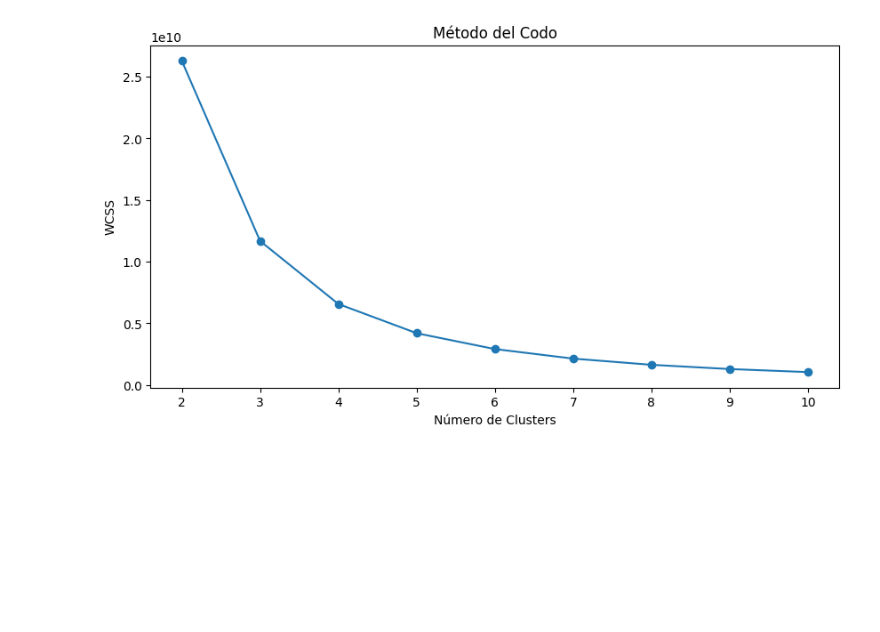
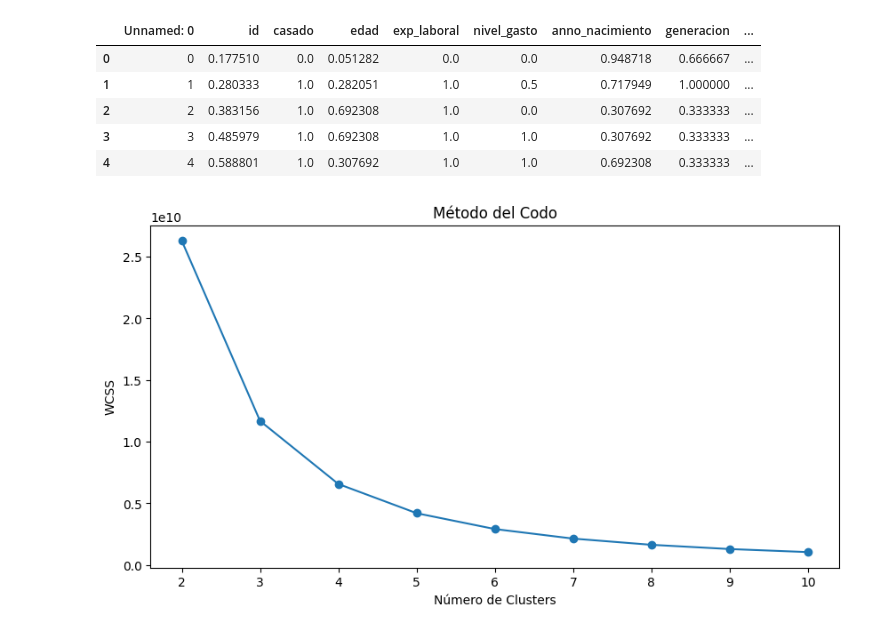
Before and after one commit to MiguelGG03/AprendizajeAutomatico_Caso5, a Jupyter notebook: nueva_prueba_2.ipynb, the cells around one changed output. Saved outputs shown, nothing was run; the diff lists cells and outputs as text; code cells hidden in the pictures; blank space fills up the shorter version.

```diff
--- a/nueva_prueba_2.ipynb
+++ b/nueva_prueba_2.ipynb
@@ -11,6 +11,15 @@ import seaborn as sns
 # 1. Cargar los datos
 ruta_al_archivo = 'datos.csv'  # Modificar según la ubicación del archivo
 data = pd.read_csv(ruta_al_archivo)
+# %%
+data.head()
+# %% [output]
+|  | Unnamed: 0 | id | casado | edad | exp_laboral | nivel_gasto | anno_nacimiento | generacion | ... |
+| 0 | 0 | 0.177510 | 0.0 | 0.051282 | 0.0 | 0.0 | 0.948718 | 0.666667 | ... |
+| 1 | 1 | 0.280333 | 1.0 | 0.282051 | 1.0 | 0.5 | 0.717949 | 1.000000 | ... |
+| 2 | 2 | 0.383156 | 1.0 | 0.692308 | 1.0 | 0.0 | 0.307692 | 0.333333 | ... |
+| 3 | 3 | 0.485979 | 1.0 | 0.692308 | 1.0 | 1.0 | 0.307692 | 0.333333 | ... |
+| 4 | 4 | 0.588801 | 1.0 | 0.307692 | 1.0 | 1.0 | 0.692308 | 0.333333 | ... |
 # %%
 # 3. Selección de características
 #X = data.drop(columns=['ID'])
```
Also changed, not shown: 2 other files.
